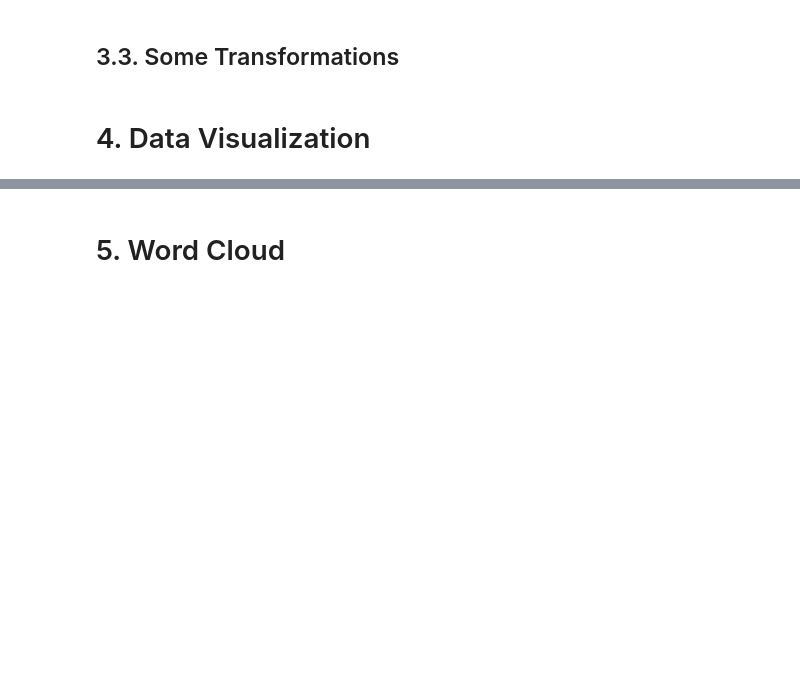
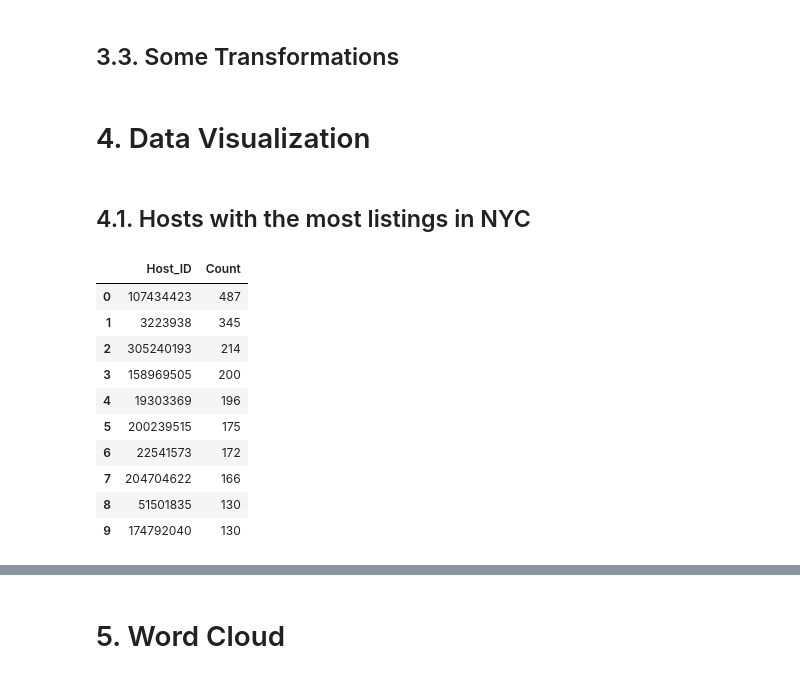
Before and after one commit to tmkhang1999/2022-NYC-Airbnb-Analytics, a Jupyter notebook: analysis.ipynb, the cells around one changed output, grey strips where cells are left out. Saved outputs shown, nothing was run; the diff lists cells and outputs as text; code cells hidden in the pictures; blank space fills up the shorter version.

```diff
--- a/analysis.ipynb
+++ b/analysis.ipynb
@@ -195,3 +205,23 @@ listing_df['price'] = listing_df['price'].apply(lambda x: clean_price(x))
 listing_df['description'] = listing_df['description'].astype('str')
 # %% [markdown]
 # 4. Data Visualization
+# %% [markdown]
+## 4.1. Hosts with the most listings in NYC
+# %%
+# Extract the top 10 hosts and save into a dataframe named 'top_host_vals'
+top_host_vals = listing_df['host_id'].value_counts().head(10).reset_index()
+top_host_vals.rename(columns={'index':'Host_ID', 'host_id':'Count'}, inplace=True)
+top_host_vals['Host_ID'] = top_host_vals['Host_ID'].astype('str')
+top_host_vals
+# %% [output]
+|  | Host_ID | Count |
+| 0 | 107434423 | 487 |
+| 1 | 3223938 | 345 |
+| 2 | 305240193 | 214 |
+| 3 | 158969505 | 200 |
+| 4 | 19303369 | 196 |
+| 5 | 200239515 | 175 |
+| 6 | 22541573 | 172 |
+| 7 | 204704622 | 166 |
+| 8 | 51501835 | 130 |
+| 9 | 174792040 | 130 |
```
Also changed, not shown: parts of 6 cells of this notebook.
